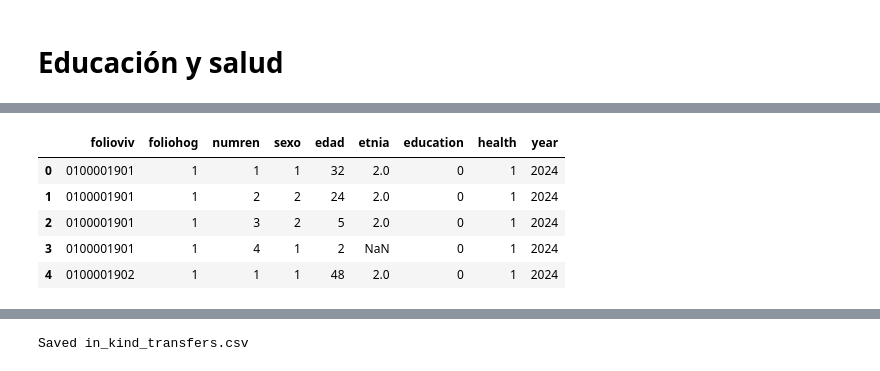
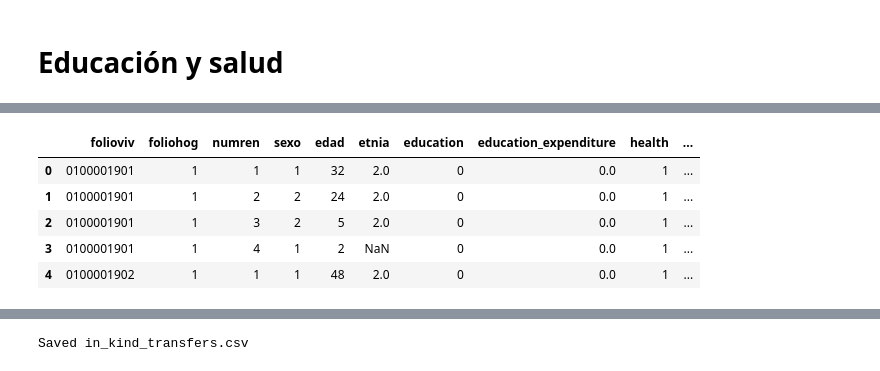
Before and after one commit to JesusSanchezM/3.-Mapping-the-Fiscal-Burden, a Jupyter notebook: fiscal_incidence_project/notebooks/02_post_fiscal_final_income.ipynb, the cells around one changed output, grey strips where cells are left out. Drawn from its saved outputs; the diff is of its cells as text; code cells hidden in the pictures.

```diff
--- a/fiscal_incidence_project/notebooks/02_post_fiscal_final_income.ipynb
+++ b/fiscal_incidence_project/notebooks/02_post_fiscal_final_income.ipynb
@@ -518,37 +632,86 @@ df_poblacion_2024= pd.read_csv(
 df_poblacion_2024["education"] = np.where(
     (df_poblacion_2024['asis_esc'] == 1) & (df_poblacion_2024['tipoesc'] == 1),
     1,
     0
 )
 
 # ==========================================================
+# Gasto público en educación (2024)
+# ==========================================================
+
+
+# Inicializar en cero
+df_poblacion_2024["education_expenditure"] = 0.0
+
+# Básica
+mask_basica = (
+    (df_poblacion_2024["asis_esc"] == 1) &
+    (df_poblacion_2024["tipoesc"] == 1) &
+    (df_poblacion_2024["nivel"].isin([1, 2, 3]))
+)
+
+# Media superior
+mask_media = (
+    (df_poblacion_2024["asis_esc"] == 1) &
+    (df_poblacion_2024["tipoesc"] == 1) &
+    (df_poblacion_2024["nivel"].isin([4, 5]))
+)
+
+# Superior
+mask_superior = (
+    (df_poblacion_2024["asis_esc"] == 1) &
+    (df_poblacion_2024["tipoesc"] == 1) &
+    (df_poblacion_2024["nivel"].isin([6, 7, 8, 9]))
+)
+
+# Otros
+mask_otros = (
+    (df_poblacion_2024["asis_esc"] == 1) &
+    (df_poblacion_2024["tipoesc"] == 1) &
+    ~(mask_basica | mask_media | mask_superior)
+)
+
+# Asignar gasto por alumno (miles de pesos)
+df_poblacion_2024.loc[mask_basica, "education_expenditure"] = 32.8
+df_poblacion_2024.loc[mask_media, "education_expenditure"] = 31.3
+df_poblacion_2024.loc[mask_superior, "education_expenditure"] = 64.0
+
+# Repartir "Otros"
+n_otros = mask_otros.sum()
+
+#if n_otros > 0:
+ #   otros_pc = (136_587.8 * 1_000_000) / n_otros   # pesos por persona
+  #  otros_pc /= 1000                               # miles de pesos por persona
+   # df_poblacion_2024.loc[mask_otros, "education_expenditure"] = otros_pc
+
+# ==========================================================
 # Health
 # ==========================================================
 
 
 df_poblacion_2024["health"] = np.where(
     (
         (df_poblacion_2024["inst_1"] == 1) |
         (df_poblacion_2024["inst_2"] == 2) |
         (df_poblacion_2024["inst_3"] == 3) |
         (df_poblacion_2024["inst_4"] == 4) |
         (df_poblacion_2024["inst_5"] == 5) |
         (df_poblacion_2024["inst_6"] == 6)
     ),
     1,
     0
 )
 
 in_kind_transfers_2024 = df_poblacion_2024[["folioviv", "foliohog", "numren", "sexo",
-                                            "edad", "etnia", "education", "health"]]
+                                            "edad", "etnia", "education","education_expenditure" ,"health"]]
 
 in_kind_transfers_2024["year"] = 2024
 
 in_kind_transfers_2024.head()
 # %% [output]
-|  | folioviv | foliohog | numren | sexo | edad | etnia | education | health | year |
-| 0 | 0100001901 | 1 | 1 | 1 | 32 | 2.0 | 0 | 1 | 2024 |
-| 1 | 0100001901 | 1 | 2 | 2 | 24 | 2.0 | 0 | 1 | 2024 |
-| 2 | 0100001901 | 1 | 3 | 2 | 5 | 2.0 | 0 | 1 | 2024 |
-| 3 | 0100001901 | 1 | 4 | 1 | 2 | NaN | 0 | 1 | 2024 |
-| 4 | 0100001902 | 1 | 1 | 1 | 48 | 2.0 | 0 | 1 | 2024 |
+|  | folioviv | foliohog | numren | sexo | edad | etnia | education | education_expenditure | health | ... |
+| 0 | 0100001901 | 1 | 1 | 1 | 32 | 2.0 | 0 | 0.0 | 1 | ... |
+| 1 | 0100001901 | 1 | 2 | 2 | 24 | 2.0 | 0 | 0.0 | 1 | ... |
+| 2 | 0100001901 | 1 | 3 | 2 | 5 | 2.0 | 0 | 0.0 | 1 | ... |
+| 3 | 0100001901 | 1 | 4 | 1 | 2 | NaN | 0 | 0.0 | 1 | ... |
+| 4 | 0100001902 | 1 | 1 | 1 | 48 | 2.0 | 0 | 0.0 | 1 | ... |
```
Also changed, not shown: parts of 5 cells of this notebook, 2 other files.
